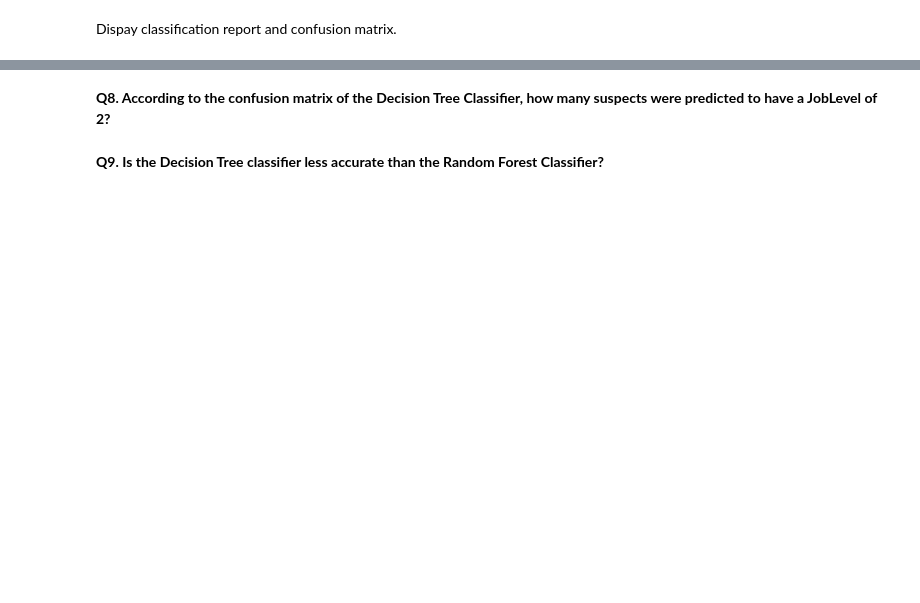
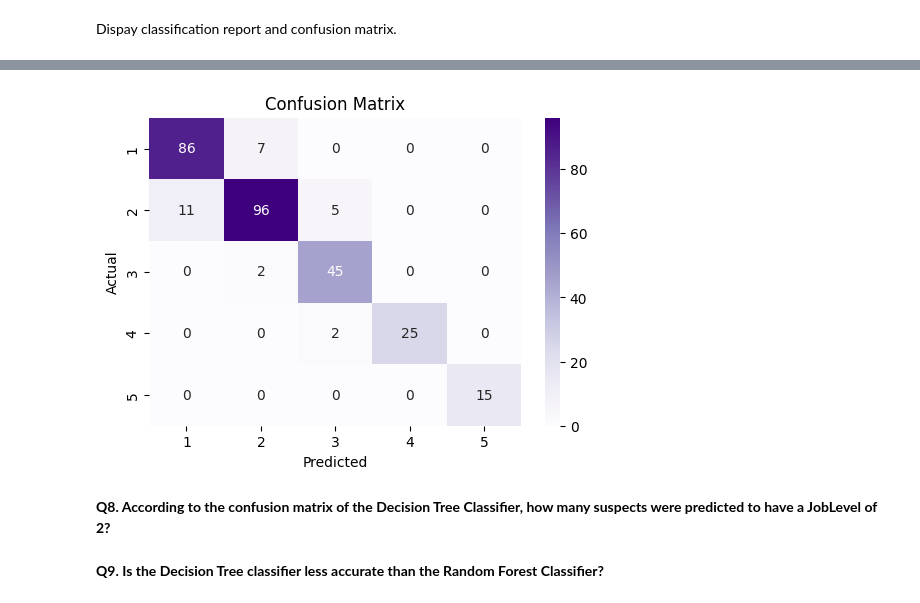
Before and after one commit to AmirJffr/DataScience-and-Machine-Learning-Master-SI, a Jupyter notebook: Assignements/Part 3/Assignment_part_3.ipynb, the cells around one changed output, grey strips where cells are left out. Saved outputs shown, nothing was run; the diff lists cells and outputs as text; code cells hidden in the pictures; blank space fills up the shorter version.

```diff
--- a/Assignements/Part 3/Assignment_part_3.ipynb
+++ b/Assignements/Part 3/Assignment_part_3.ipynb
@@ -362,17 +362,19 @@ Exploring different classification algorithms can provide insights into model pe
 
 *Note: You can reuse the splited and encoded dataframe from Section 3.*
 # %%
-# Your code here
 # Train your classification algorithm
-
-
 # Instantiate the Random Forest Classifier with a maximum depth of 5
-
+rdm_forest = RandomForestClassifier(max_depth=5, random_state=123)
 
 # Train the Random Forest Classifier
-
+rdm_forest.fit(X_train_scaled, y_train)
 
 # Evaluate the model's performance on the training set
-
+y_pred1 = rdm_forest.predict(X_train_scaled)
+accuracy1 = rdm_forest.score(X_train_scaled, y_train)
+print(f"Accuracy: {accuracy1 * 100 : .2f}%")
 
 # Evaluate the model's performance on the test set
+y_pred2 = rdm_forest.predict(X_test_scaled)
+accuracy2 = rdm_forest.score(X_test_scaled, y_test)
+print(f"Accuracy: {accuracy2 * 100 : .2f}%")
@@ -393,12 +413,16 @@ To compare the effectiveness of different models, we will now utilize a Decision
 
 *Note: You can reuse the splited and encoded dataframe from Section 3.*
 # %%
-# Your code here
 # Instantiate the Decision Tree Classifier with a maximum depth of 5
-
+dc_Tree = DecisionTreeClassifier(max_depth=5, random_state=123)
 # Train the Decision Tree Classifier
-
+dc_Tree.fit(X_train_scaled, y_train)
 
 # Evaluate the model's performance on the training set
-
+y_pred_dcTree1 = dc_Tree.predict(X_train_scaled)
+accuracy_dcTree1 = dc_Tree.score(X_train_scaled, y_train)
+print(f"Accuracy: {accuracy_dcTree1 * 100 : .2f}%")
 # Evaluate the model's performance on the test set
+y_pred_dcTree2 = dc_Tree.predict(X_test_scaled)
+accuracy_dcTree2 = dc_Tree.score(X_test_scaled, y_test)
+print(f"Accuracy: {accuracy_dcTree2 * 100 : .2f}%")
@@ -409,3 +449,13 @@ Dispay classification report and confusion matrix.
+# %%
+cm_decisionTree = confusion_matrix(y_test, dc_Tree.predict(X_test_scaled))
+plt.figure(figsize=(6, 4))
+sns.heatmap(cm_decisionTree, annot=True, fmt='d', cmap='Purples', xticklabels=np.arange(1, cm_decisionTree.shape[1] + 1), yticklabels=np.arange(1, cm_decisionTree.shape[0] + 1))
+plt.xlabel('Predicted')
+plt.ylabel('Actual')
+plt.title('Confusion Matrix')
+plt.show()
+# %% [output]
+[figure, added]
 # %% [markdown]
 **Q8. According to the confusion matrix of the Decision Tree Classifier, how many suspects were predicted to have a JobLevel of 2?**
 # %% [markdown]
```
Also changed, not shown: parts of 8 cells of this notebook.
